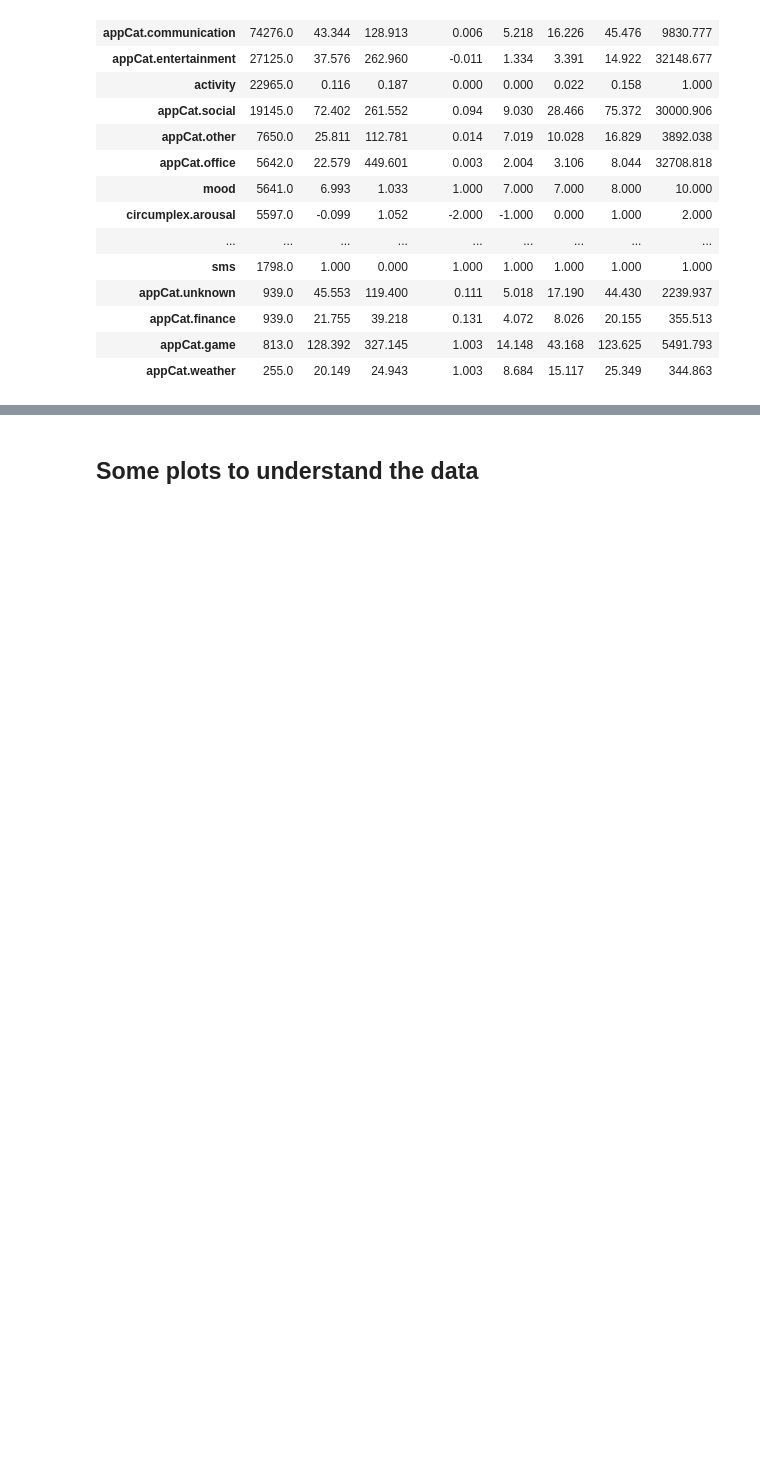
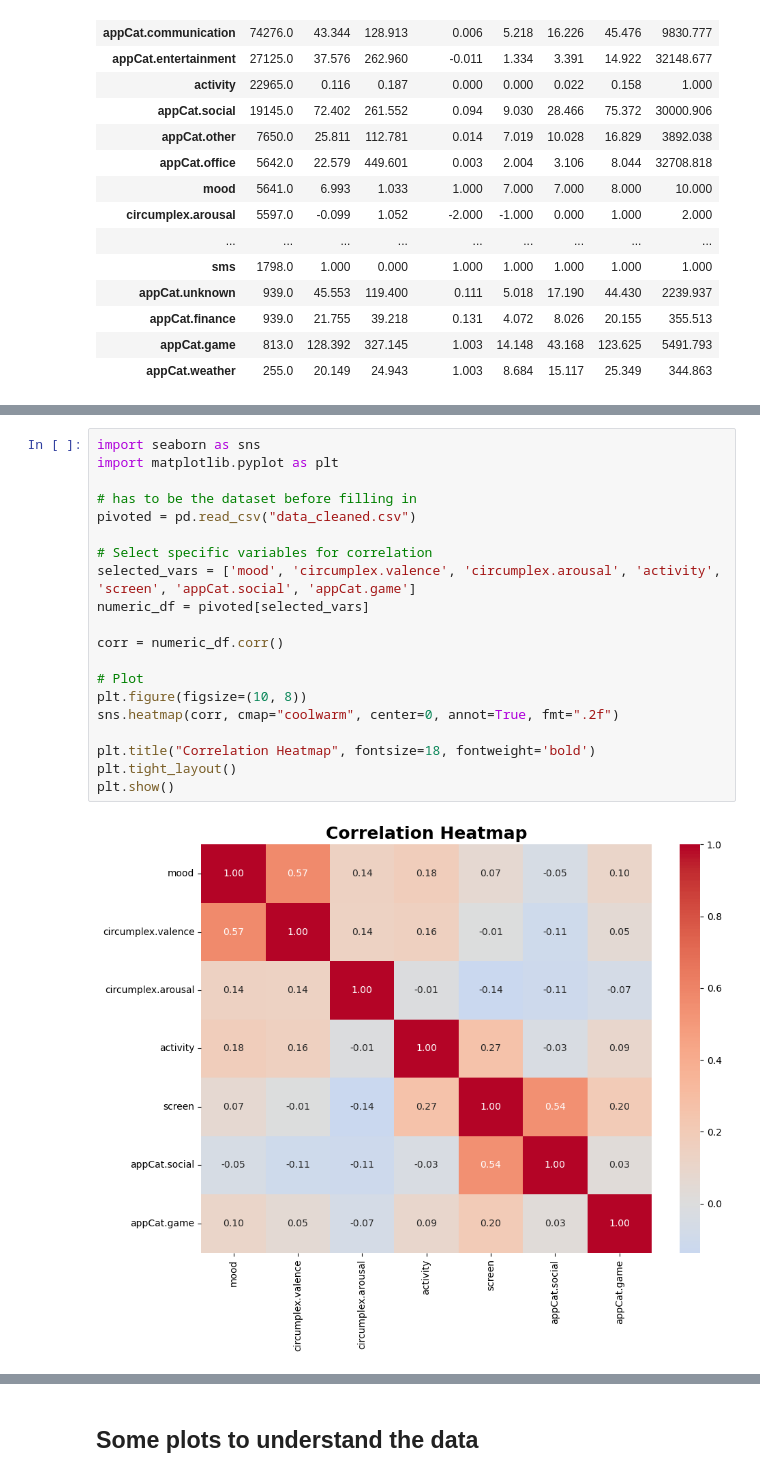
Before and after one commit to rozaneuroza/DataMiningProject, a Jupyter notebook: EDA.ipynb, the cells around one changed output, grey strips where cells are left out. Cells and saved outputs as stored; diff of their text form; blank space fills up the shorter version.

```diff
--- a/EDA.ipynb
+++ b/EDA.ipynb
@@ -102,0 +125,22 @@ df.groupby('variable')['value'].describe().round(3).sort_values(by='count', asce
+# %%
+import seaborn as sns
+import matplotlib.pyplot as plt
+
+# has to be the dataset before filling in
+pivoted = pd.read_csv("data_cleaned.csv")
+
+# Select specific variables for correlation
+selected_vars = ['mood', 'circumplex.valence', 'circumplex.arousal', 'activity', 'screen', 'appCat.social', 'appCat.game']
+numeric_df = pivoted[selected_vars]
+
+corr = numeric_df.corr()
+
+# Plot
+plt.figure(figsize=(10, 8))
+sns.heatmap(corr, cmap="coolwarm", center=0, annot=True, fmt=".2f")
+
+plt.title("Correlation Heatmap", fontsize=18, fontweight='bold')
+plt.tight_layout()
+plt.show()
+# %% [output]
+[figure, added]
```
Also changed, not shown: parts of 12 cells of this notebook, 1 other file.
